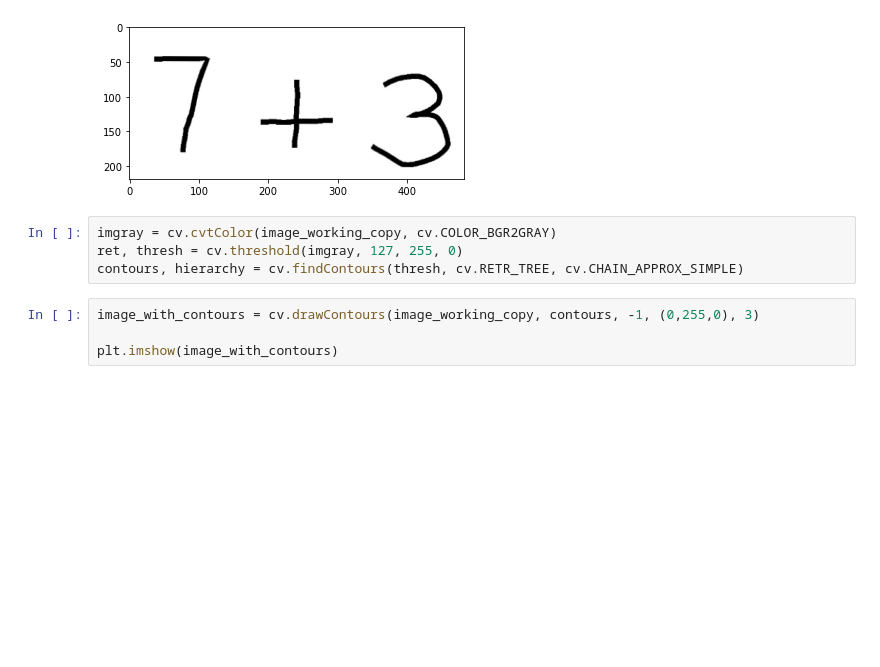
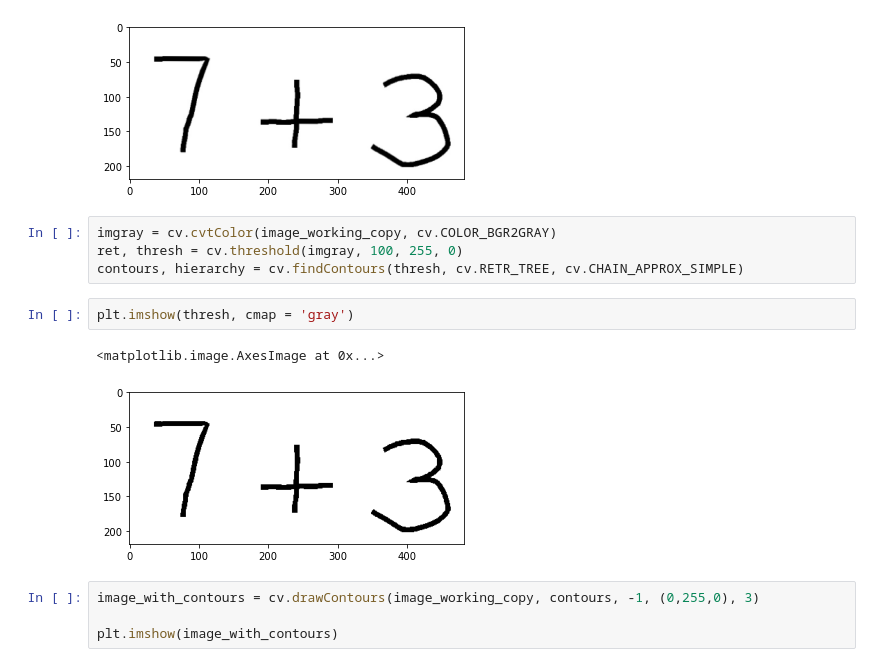
Before and after one commit to mattdmv/MathSolve, a Jupyter notebook: Handwritten equation processing/Processing handwritten equation.ipynb, the cells around one changed output. Drawn from its saved outputs; the diff is of its cells as text; blank space fills up the shorter version.

Commit message:
Image preprocessing pipeline solved

```diff
--- a/Handwritten equation processing/Processing handwritten equation.ipynb
+++ b/Handwritten equation processing/Processing handwritten equation.ipynb
@@ -15,8 +16,13 @@ plt.imshow(image)
 [figure]
 # %%
 imgray = cv.cvtColor(image_working_copy, cv.COLOR_BGR2GRAY)
-ret, thresh = cv.threshold(imgray, 127, 255, 0)
+ret, thresh = cv.threshold(imgray, 100, 255, 0)
 contours, hierarchy = cv.findContours(thresh, cv.RETR_TREE, cv.CHAIN_APPROX_SIMPLE)
+# %%
+plt.imshow(thresh, cmap = 'gray')
+# %% [output]
+<matplotlib.image.AxesImage at 0x...>
+[figure, added]
 # %%
 image_with_contours = cv.drawContours(image_working_copy, contours, -1, (0,255,0), 3)
 
```
Also changed, not shown: parts of 22 cells of this notebook, 10 other files.
